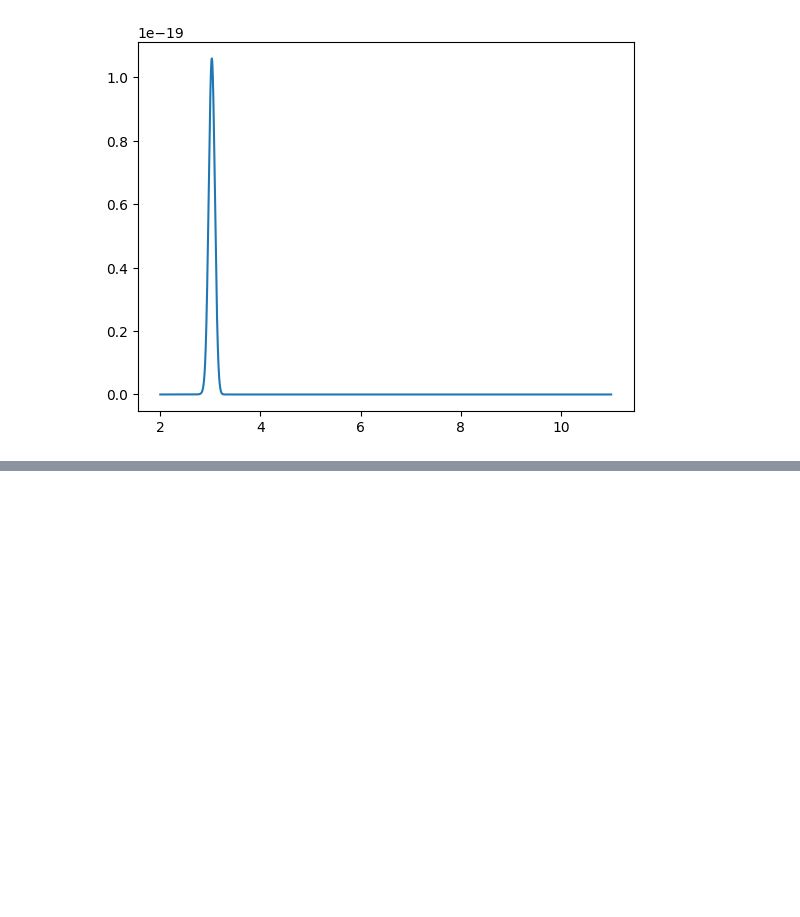
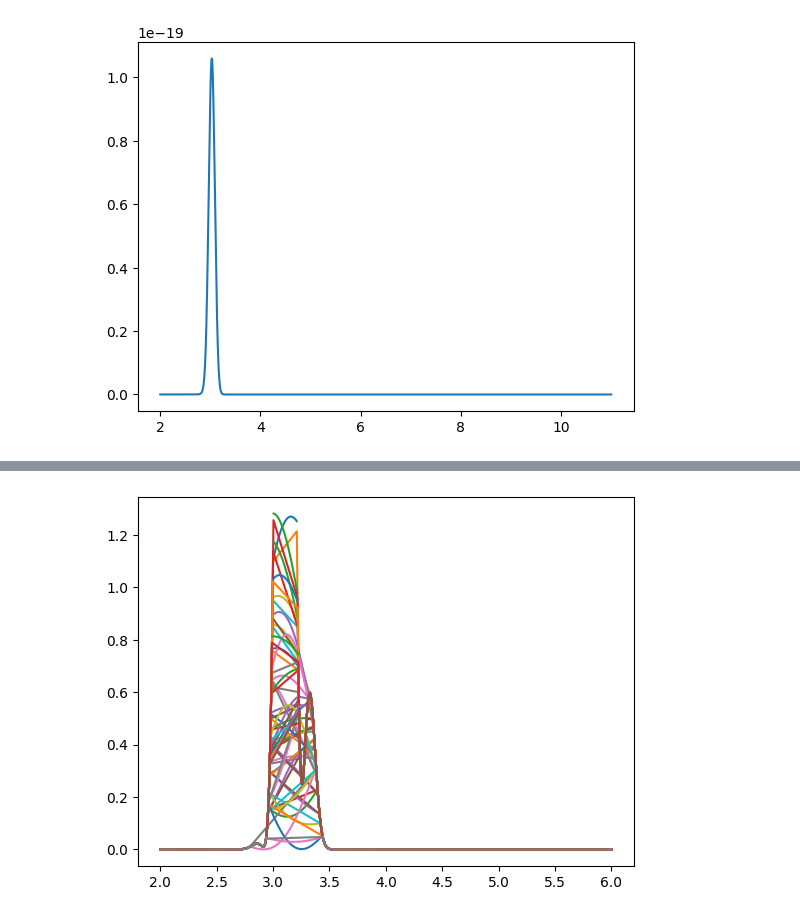
Before and after one commit to ziqing97/gnss_ir_analyze, a Jupyter notebook: src/test_likelyhood.ipynb, the cells around one changed output, grey strips where cells are left out. Saved outputs shown, nothing was run; the diff lists cells and outputs as text; code cells hidden in the pictures; blank space fills up the shorter version.

```diff
--- a/src/test_likelyhood.ipynb
+++ b/src/test_likelyhood.ipynb
@@ -211,0 +206,24 @@ plt.plot(frequency,power_likelyhood_scaled)
+# %%
+def calculate_overlap(x,y1,y2):
+    low_index_1 = y1 > y2
+    low_index_2 = ~low_index_1
+
+    plt.plot(x[low_index_2],y1[low_index_2])
+    plt.plot(x[low_index_1],y2[low_index_1])
+
+    area1 = sum(np.multiply((x[low_index_2][2:] - x[low_index_2][0:-2])/2, y1[low_index_2][1:-1]))
+    area2 = sum(np.multiply((x[low_index_1][2:] - x[low_index_1][0:-2])/2, y2[low_index_1][1:-1]))
+
+    return area1+area2
+# %%
+overlap_dict = {}
+height_dict_new = height_dict.copy()
+for satellite_code in power_norm_dict:
+    overlap_dict[satellite_code] = []
+    for i,item in enumerate(power_norm_dict[satellite_code]):
+        overlap_area = calculate_overlap(frequency,item,power_likelyhood_scaled)
+        overlap_dict[satellite_code].append(overlap_area)
+        if overlap_area<0.33:
+            height_dict_new[satellite_code][i] = None
+# %% [output]
+[figure, added]
```
Also changed, not shown: parts of 7 cells of this notebook.
